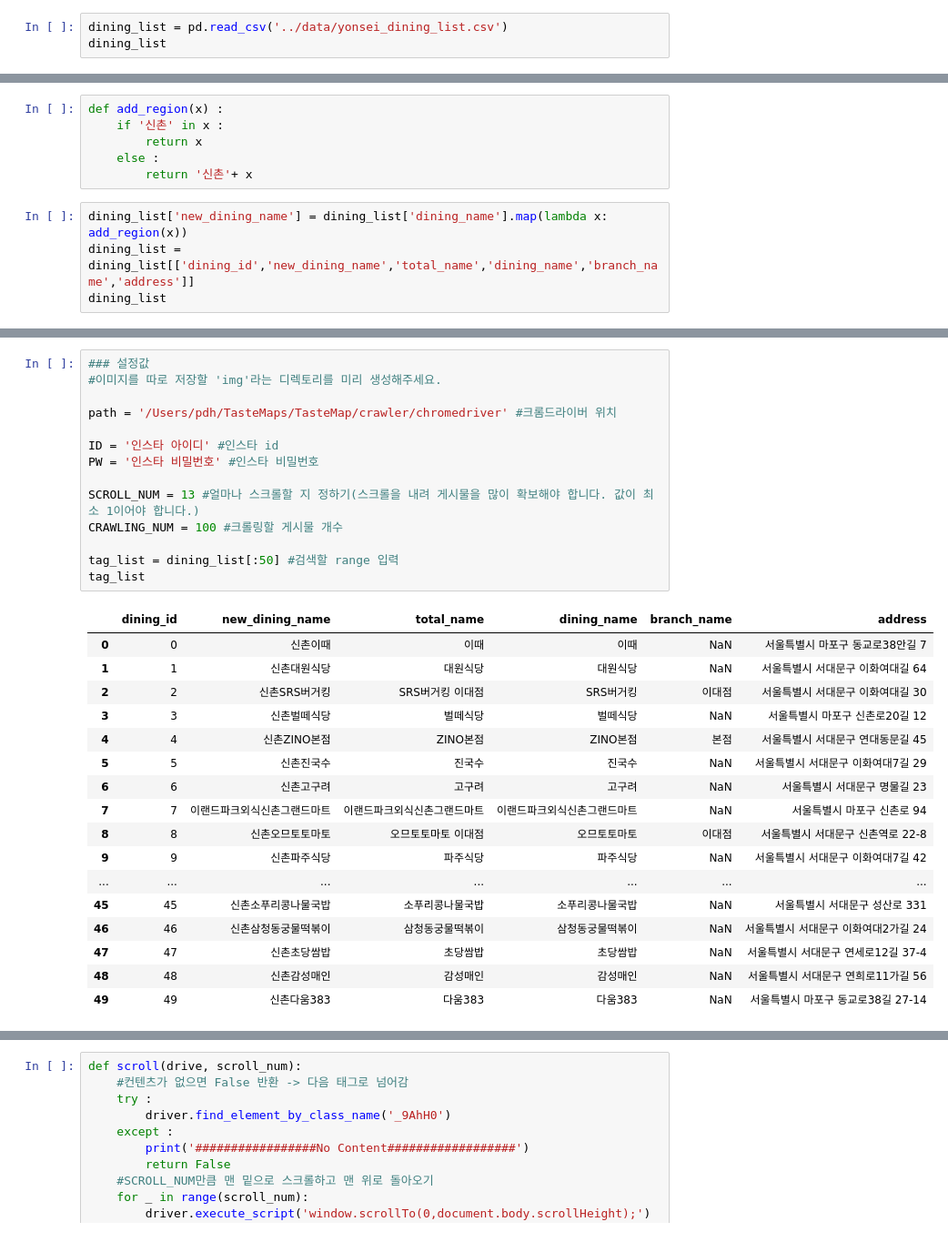
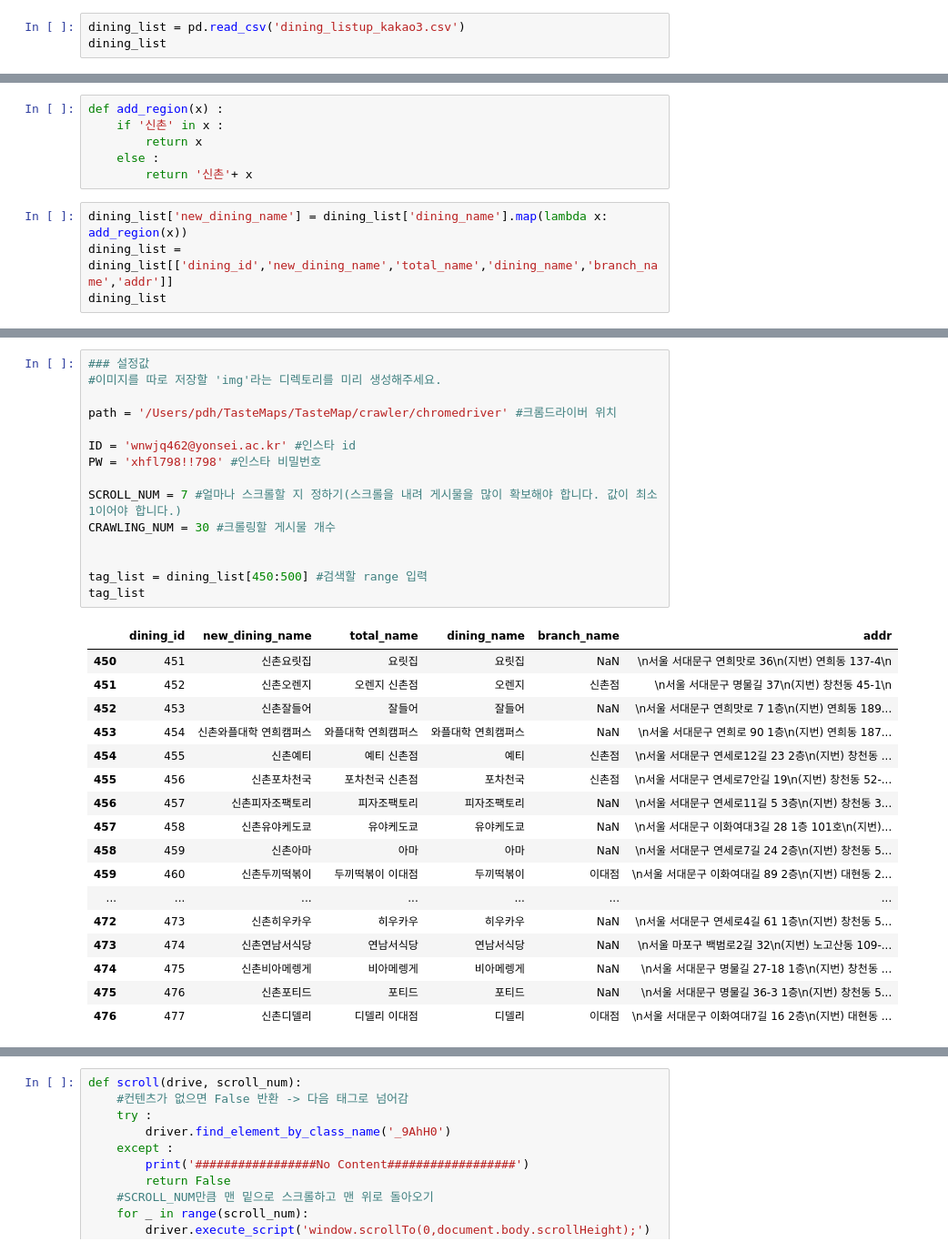
Before and after one commit to wnwjq462/TasteMap, a Jupyter notebook: crawler/instagram_crawler.ipynb, the cells around one changed output, grey strips where cells are left out. Shown at 91% size. Cells and saved outputs as stored; diff of their text form.

```diff
--- a/crawler/instagram_crawler.ipynb
+++ b/crawler/instagram_crawler.ipynb
@@ -23,6 +24,6 @@ Successfully installed selenium-3.141.0
 # %% [output]
 Requirement already satisfied: xlrd==1.2.0 in /Users/pdh/opt/anaconda3/lib/python3.8/site-packages (1.2.0)
 # %%
-dining_list = pd.read_csv('../data/yonsei_dining_list.csv')
+dining_list = pd.read_csv('dining_listup_kakao3.csv')
 dining_list
 # %% [output]
@@ -47,6 +48,6 @@ def add_region(x) :
         return '신촌'+ x
 # %%
 dining_list['new_dining_name'] = dining_list['dining_name'].map(lambda x: add_region(x))
-dining_list = dining_list[['dining_id','new_dining_name','total_name','dining_name','branch_name','address']]
+dining_list = dining_list[['dining_id','new_dining_name','total_name','dining_name','branch_name','addr']]
 dining_list
 # %% [output]
@@ -66,35 +67,36 @@ dining_list
 # %%
 ### 설정값
 #이미지를 따로 저장할 'img'라는 디렉토리를 미리 생성해주세요.
 
 path = '/Users/pdh/TasteMaps/TasteMap/crawler/chromedriver' #크롬드라이버 위치
 
-ID = '인스타 아이디' #인스타 id
-PW = '인스타 비밀번호' #인스타 비밀번호
+ID = 'wnwjq462@yonsei.ac.kr' #인스타 id
+PW = 'xhfl798!!798' #인스타 비밀번호
 
-SCROLL_NUM = 13 #얼마나 스크롤할 지 정하기(스크롤을 내려 게시물을 많이 확보해야 합니다. 값이 최소 1이어야 합니다.)
-CRAWLING_NUM = 100 #크롤링할 게시물 개수
+SCROLL_NUM = 7 #얼마나 스크롤할 지 정하기(스크롤을 내려 게시물을 많이 확보해야 합니다. 값이 최소 1이어야 합니다.)
+CRAWLING_NUM = 30 #크롤링할 게시물 개수
 
-tag_list = dining_list[:50] #검색할 range 입력
+
+tag_list = dining_list[450:500] #검색할 range 입력
 tag_list
 # %% [output]
-|  | dining_id | new_dining_name | total_name | dining_name | branch_name | address |
-| 0 | 0 | 신촌이때 | 이때 | 이때 | NaN | 서울특별시 마포구 동교로38안길 7 |
-| 1 | 1 | 신촌대원식당 | 대원식당 | 대원식당 | NaN | 서울특별시 서대문구 이화여대길 64 |
-| 2 | 2 | 신촌SRS버거킹 | SRS버거킹 이대점 | SRS버거킹 | 이대점 | 서울특별시 서대문구 이화여대길 30 |
-| 3 | 3 | 신촌벌떼식당 | 벌떼식당 | 벌떼식당 | NaN | 서울특별시 마포구 신촌로20길 12 |
-| 4 | 4 | 신촌ZINO본점 | ZINO본점 | ZINO본점 | 본점 | 서울특별시 서대문구 연대동문길 45 |
-| 5 | 5 | 신촌진국수 | 진국수 | 진국수 | NaN | 서울특별시 서대문구 이화여대7길 29 |
-| 6 | 6 | 신촌고구려 | 고구려 | 고구려 | NaN | 서울특별시 서대문구 명물길 23 |
-| 7 | 7 | 이랜드파크외식신촌그랜드마트 | 이랜드파크외식신촌그랜드마트 | 이랜드파크외식신촌그랜드마트 | NaN | 서울특별시 마포구 신촌로 94 |
-| 8 | 8 | 신촌오므토토마토 | 오므토토마토 이대점 | 오므토토마토 | 이대점 | 서울특별시 서대문구 신촌역로 22-8 |
-| 9 | 9 | 신촌파주식당 | 파주식당 | 파주식당 | NaN | 서울특별시 서대문구 이화여대7길 42 |
+|  | dining_id | new_dining_name | total_name | dining_name | branch_name | addr |
+| 450 | 451 | 신촌요릿집 | 요릿집 | 요릿집 | NaN | \n서울 서대문구 연희맛로 36\n(지번) 연희동 137-4\n |
+| 451 | 452 | 신촌오렌지 | 오렌지 신촌점 | 오렌지 | 신촌점 | \n서울 서대문구 명물길 37\n(지번) 창천동 45-1\n |
+| 452 | 453 | 신촌잘들어 | 잘들어 | 잘들어 | NaN | \n서울 서대문구 연희맛로 7 1층\n(지번) 연희동 189... |
+| 453 | 454 | 신촌와플대학 연희캠퍼스 | 와플대학 연희캠퍼스 | 와플대학 연희캠퍼스 | NaN | \n서울 서대문구 연희로 90 1층\n(지번) 연희동 187... |
+| 454 | 455 | 신촌예티 | 예티 신촌점 | 예티 | 신촌점 | \n서울 서대문구 연세로12길 23 2층\n(지번) 창천동 ... |
+| 455 | 456 | 신촌포차천국 | 포차천국 신촌점 | 포차천국 | 신촌점 | \n서울 서대문구 연세로7안길 19\n(지번) 창천동 52-... |
+| 456 | 457 | 신촌피자조팩토리 | 피자조팩토리 | 피자조팩토리 | NaN | \n서울 서대문구 연세로11길 5 3층\n(지번) 창천동 3... |
+| 457 | 458 | 신촌유야케도쿄 | 유야케도쿄 | 유야케도쿄 | NaN | \n서울 서대문구 이화여대3길 28 1층 101호\n(지번)... |
+| 458 | 459 | 신촌아마 | 아마 | 아마 | NaN | \n서울 서대문구 연세로7길 24 2층\n(지번) 창천동 5... |
+| 459 | 460 | 신촌두끼떡볶이 | 두끼떡볶이 이대점 | 두끼떡볶이 | 이대점 | \n서울 서대문구 이화여대길 89 2층\n(지번) 대현동 2... |
 | ... | ... | ... | ... | ... | ... | ... |
-| 45 | 45 | 신촌소푸리콩나물국밥 | 소푸리콩나물국밥 | 소푸리콩나물국밥 | NaN | 서울특별시 서대문구 성산로 331 |
-| 46 | 46 | 신촌삼청동궁물떡볶이 | 삼청동궁물떡볶이 | 삼청동궁물떡볶이 | NaN | 서울특별시 서대문구 이화여대2가길 24 |
-| 47 | 47 | 신촌초당쌈밥 | 초당쌈밥 | 초당쌈밥 | NaN | 서울특별시 서대문구 연세로12길 37-4 |
-| 48 | 48 | 신촌감성매인 | 감성매인 | 감성매인 | NaN | 서울특별시 서대문구 연희로11가길 56 |
-| 49 | 49 | 신촌다움383 | 다움383 | 다움383 | NaN | 서울특별시 마포구 동교로38길 27-14 |
+| 472 | 473 | 신촌히우카우 | 히우카우 | 히우카우 | NaN | \n서울 서대문구 연세로4길 61 1층\n(지번) 창천동 5... |
+| 473 | 474 | 신촌연남서식당 | 연남서식당 | 연남서식당 | NaN | \n서울 마포구 백범로2길 32\n(지번) 노고산동 109-... |
+| 474 | 475 | 신촌비아메렝게 | 비아메렝게 | 비아메렝게 | NaN | \n서울 서대문구 명물길 27-18 1층\n(지번) 창천동 ... |
+| 475 | 476 | 신촌포티드 | 포티드 | 포티드 | NaN | \n서울 서대문구 명물길 36-3 1층\n(지번) 창천동 5... |
+| 476 | 477 | 신촌디델리 | 디델리 이대점 | 디델리 | 이대점 | \n서울 서대문구 이화여대7길 16 2층\n(지번) 대현동 ... |
 # %%
 def get_url(driver, tag):
     url = "https://www.instagram.com/explore/tags/"
```
Also changed, not shown: parts of 20 cells of this notebook, 3 other files.
